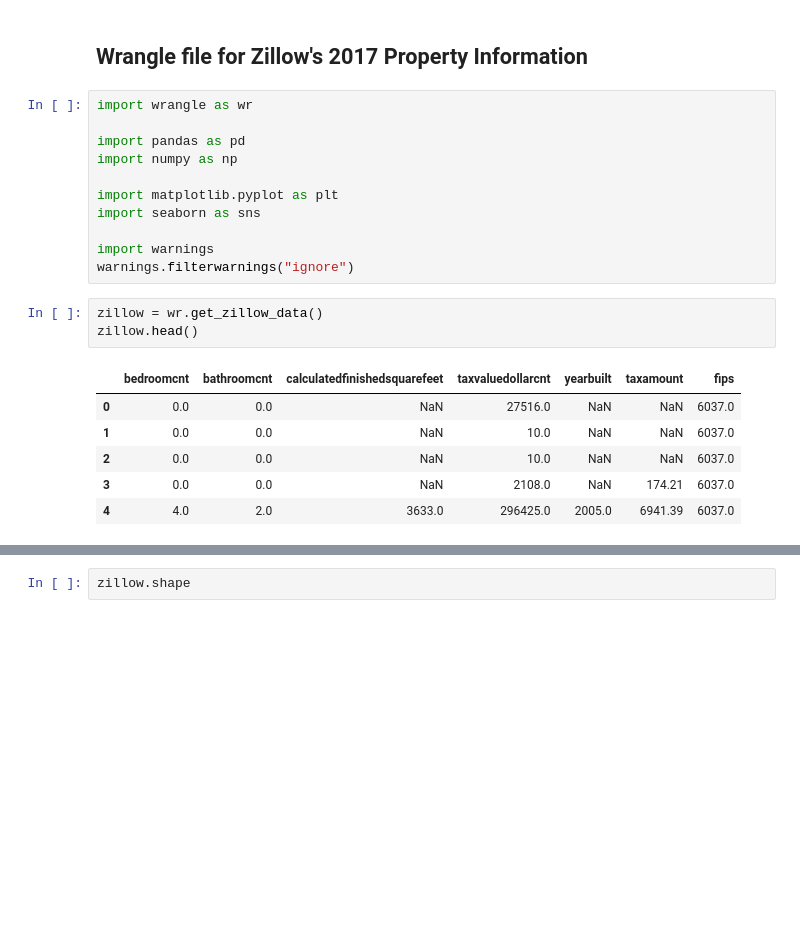
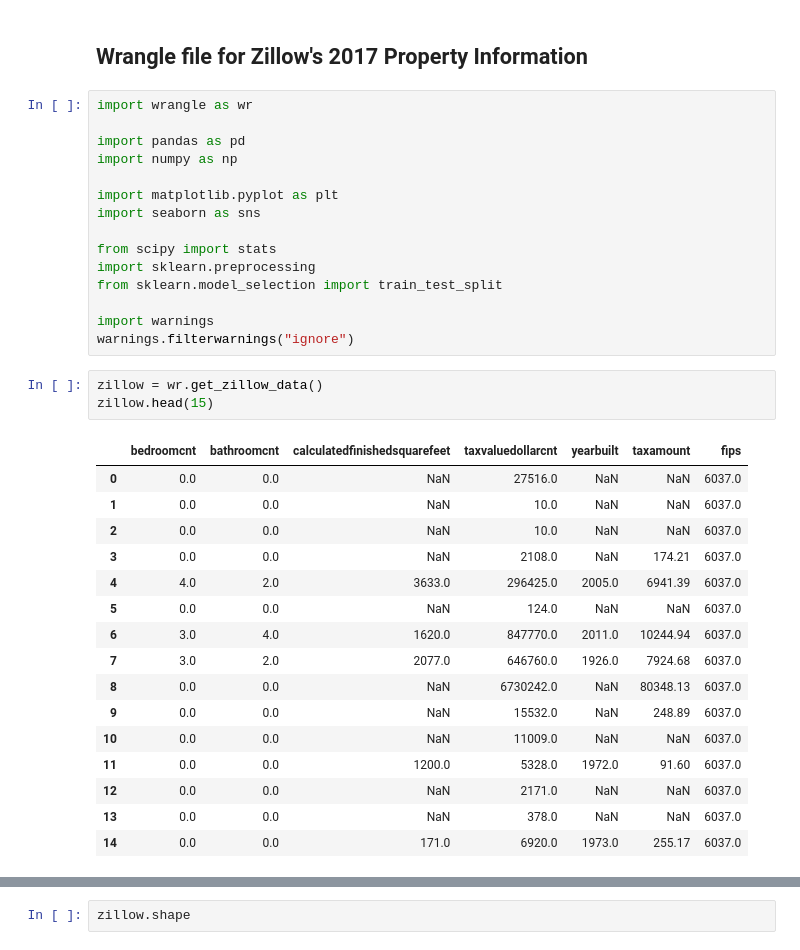
Before and after one commit to jeffakins/regression_exercises, a Jupyter notebook: wrangle.ipynb, the cells around one changed output, grey strips where cells are left out. Cells and saved outputs as stored; diff of their text form; blank space fills up the shorter version.

```diff
--- a/wrangle.ipynb
+++ b/wrangle.ipynb
@@ -9,18 +9,32 @@ import numpy as np
 import matplotlib.pyplot as plt
 import seaborn as sns
 
+from scipy import stats
+import sklearn.preprocessing
+from sklearn.model_selection import train_test_split
+
 import warnings
 warnings.filterwarnings("ignore")
 # %%
 zillow = wr.get_zillow_data()
-zillow.head()
+zillow.head(15)
 # %% [output]
 |  | bedroomcnt | bathroomcnt | calculatedfinishedsquarefeet | taxvaluedollarcnt | yearbuilt | taxamount | fips |
 | 0 | 0.0 | 0.0 | NaN | 27516.0 | NaN | NaN | 6037.0 |
 | 1 | 0.0 | 0.0 | NaN | 10.0 | NaN | NaN | 6037.0 |
 | 2 | 0.0 | 0.0 | NaN | 10.0 | NaN | NaN | 6037.0 |
 | 3 | 0.0 | 0.0 | NaN | 2108.0 | NaN | 174.21 | 6037.0 |
 | 4 | 4.0 | 2.0 | 3633.0 | 296425.0 | 2005.0 | 6941.39 | 6037.0 |
+| 5 | 0.0 | 0.0 | NaN | 124.0 | NaN | NaN | 6037.0 |
+| 6 | 3.0 | 4.0 | 1620.0 | 847770.0 | 2011.0 | 10244.94 | 6037.0 |
+| 7 | 3.0 | 2.0 | 2077.0 | 646760.0 | 1926.0 | 7924.68 | 6037.0 |
+| 8 | 0.0 | 0.0 | NaN | 6730242.0 | NaN | 80348.13 | 6037.0 |
+| 9 | 0.0 | 0.0 | NaN | 15532.0 | NaN | 248.89 | 6037.0 |
+| 10 | 0.0 | 0.0 | NaN | 11009.0 | NaN | NaN | 6037.0 |
+| 11 | 0.0 | 0.0 | 1200.0 | 5328.0 | 1972.0 | 91.60 | 6037.0 |
+| 12 | 0.0 | 0.0 | NaN | 2171.0 | NaN | NaN | 6037.0 |
+| 13 | 0.0 | 0.0 | NaN | 378.0 | NaN | NaN | 6037.0 |
+| 14 | 0.0 | 0.0 | 171.0 | 6920.0 | 1973.0 | 255.17 | 6037.0 |
 # %%
 zillow.info()
 # %% [output]
```
Also changed, not shown: parts of 40 cells of this notebook.
